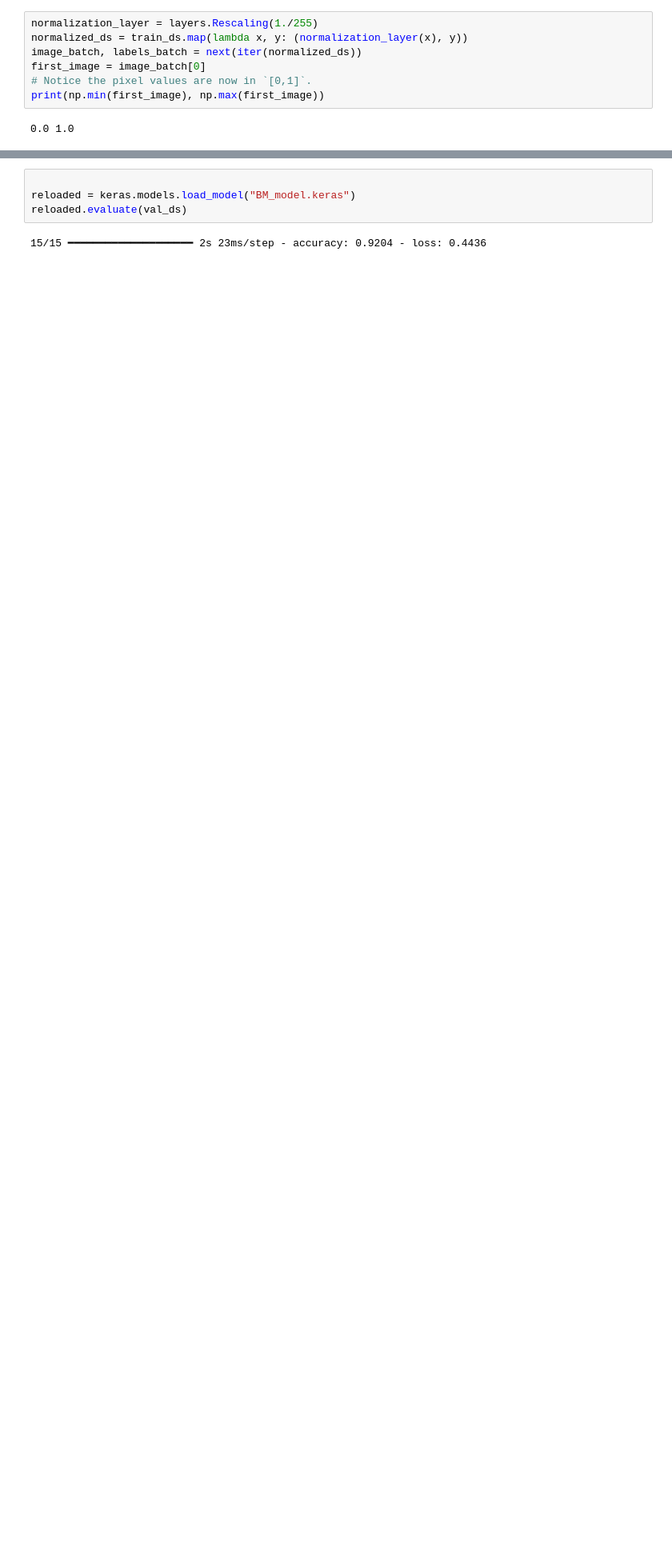
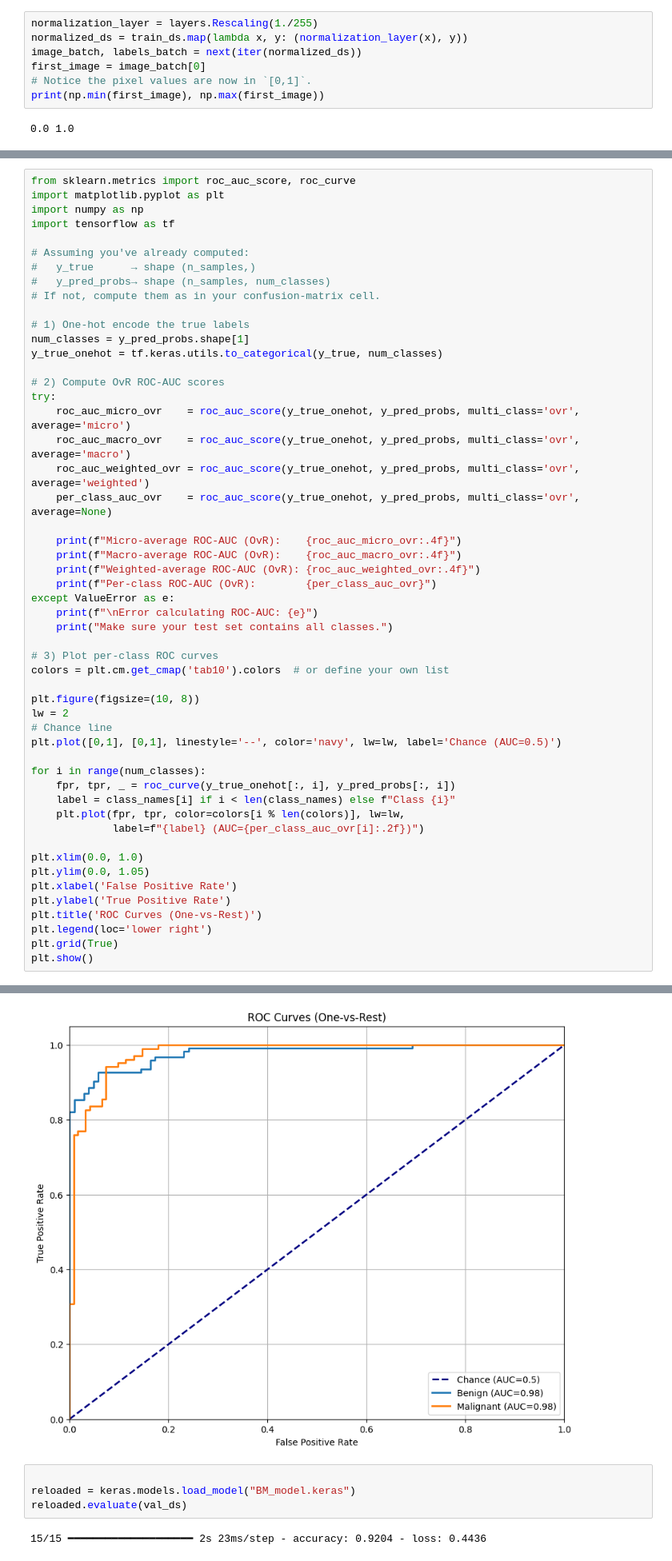
Before and after one commit to avolk201/MRI-Tumor-Classification, a Jupyter notebook: malignancy_detection.ipynb, the cells around one changed output, grey strips where cells are left out. Shown at 80% size. Cells and saved outputs as stored; diff of their text form; blank space fills up the shorter version.

```diff
--- a/malignancy_detection.ipynb
+++ b/malignancy_detection.ipynb
@@ -327 +369,54 @@ Image: 348.jpg, Predicted Class: Malignant
 ... (8 outputs left out)
+# %%
+from sklearn.metrics import roc_auc_score, roc_curve
+import matplotlib.pyplot as plt
+import numpy as np
+import tensorflow as tf
+
+# Assuming you've already computed:
+#   y_true      → shape (n_samples,)
+#   y_pred_probs→ shape (n_samples, num_classes)
+# If not, compute them as in your confusion‐matrix cell.
+
+# 1) One‐hot encode the true labels
+num_classes = y_pred_probs.shape[1]
+y_true_onehot = tf.keras.utils.to_categorical(y_true, num_classes)
+
+# 2) Compute OvR ROC‐AUC scores
+try:
+    roc_auc_micro_ovr    = roc_auc_score(y_true_onehot, y_pred_probs, multi_class='ovr', average='micro')
+    roc_auc_macro_ovr    = roc_auc_score(y_true_onehot, y_pred_probs, multi_class='ovr', average='macro')
+    roc_auc_weighted_ovr = roc_auc_score(y_true_onehot, y_pred_probs, multi_class='ovr', average='weighted')
+    per_class_auc_ovr    = roc_auc_score(y_true_onehot, y_pred_probs, multi_class='ovr', average=None)
+
+    print(f"Micro-average ROC-AUC (OvR):    {roc_auc_micro_ovr:.4f}")
+    print(f"Macro-average ROC-AUC (OvR):    {roc_auc_macro_ovr:.4f}")
+    print(f"Weighted-average ROC-AUC (OvR): {roc_auc_weighted_ovr:.4f}")
+    print(f"Per-class ROC-AUC (OvR):        {per_class_auc_ovr}")
+except ValueError as e:
+    print(f"\nError calculating ROC-AUC: {e}")
+    print("Make sure your test set contains all classes.")
+
+# 3) Plot per-class ROC curves
+colors = plt.cm.get_cmap('tab10').colors  # or define your own list
+
+plt.figure(figsize=(10, 8))
+lw = 2
+# Chance line
+plt.plot([0,1], [0,1], linestyle='--', color='navy', lw=lw, label='Chance (AUC=0.5)')
+
+for i in range(num_classes):
+    fpr, tpr, _ = roc_curve(y_true_onehot[:, i], y_pred_probs[:, i])
+    label = class_names[i] if i < len(class_names) else f"Class {i}"
+    plt.plot(fpr, tpr, color=colors[i % len(colors)], lw=lw,
+             label=f"{label} (AUC={per_class_auc_ovr[i]:.2f})")
+
+plt.xlim(0.0, 1.0)
+plt.ylim(0.0, 1.05)
+plt.xlabel('False Positive Rate')
+plt.ylabel('True Positive Rate')
+plt.title('ROC Curves (One-vs-Rest)')
+plt.legend(loc='lower right')
+plt.grid(True)
+plt.show()
+# %% [output]
@@ -328,3 +427,4 @@ Image: 348.jpg, Predicted Class: Malignant
+[figure, added]
 # %%
 
 reloaded = keras.models.load_model("BM_model.keras")
```
Also changed, not shown: parts of 8 cells of this notebook.
